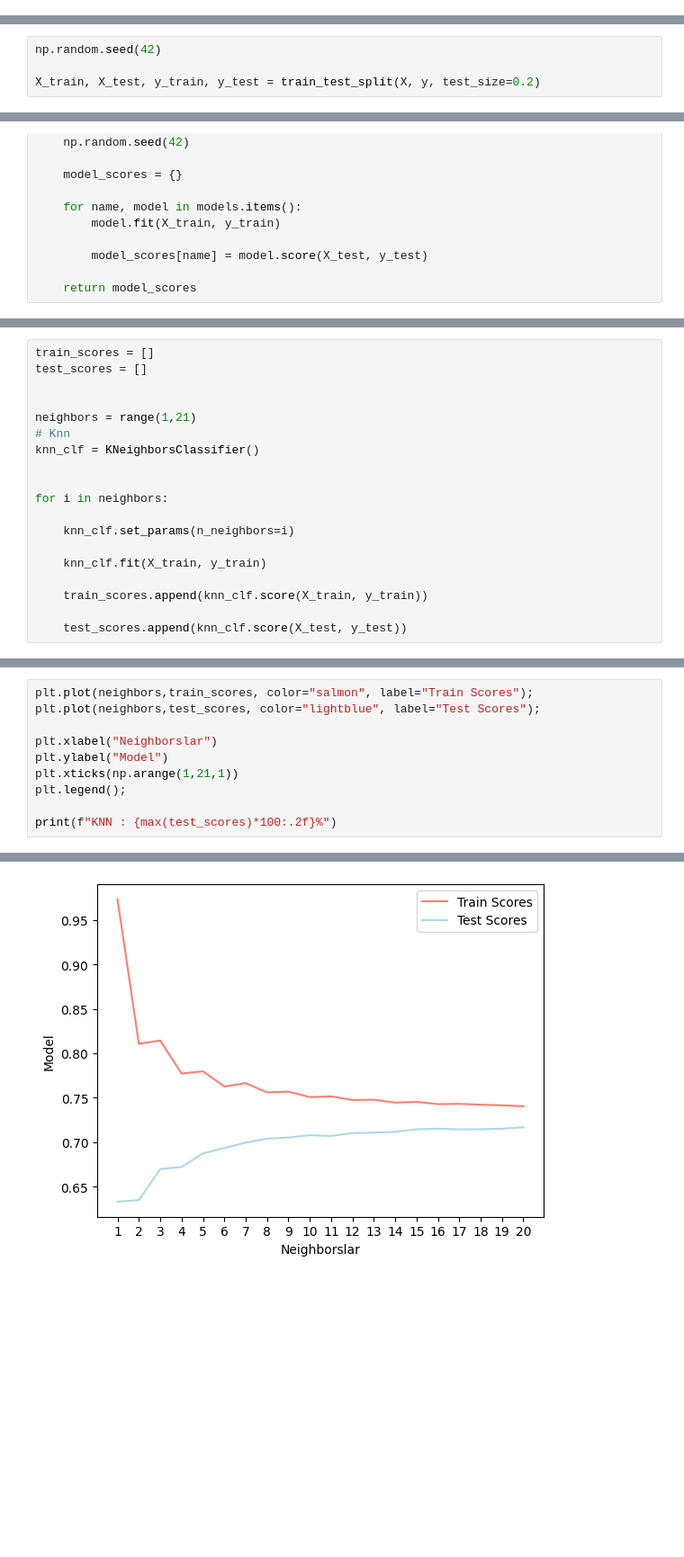
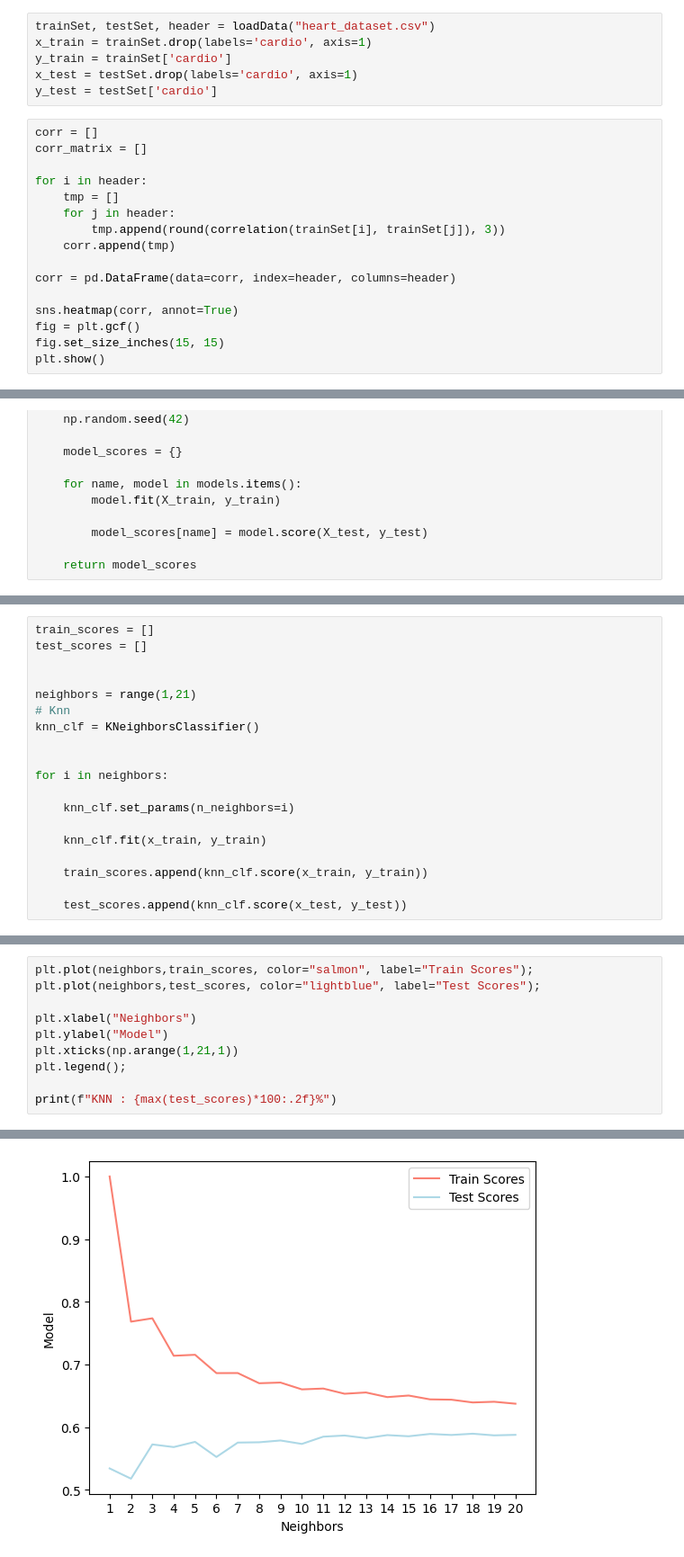
Before and after one commit to Hatrung1011/BTL_IoT, a Jupyter notebook: k-nearset.ipynb, the cells around one changed output, grey strips where cells are left out. Shown at 90% size. Cells and saved outputs as stored; diff of their text form; blank space fills up the shorter version.

```diff
--- a/k-nearset.ipynb
+++ b/k-nearset.ipynb
@@ -125,0 +175,22 @@ ax = sns.heatmap(corr_matrix, annot=True, linewidths=0.5,  fmt=".2f", cmap="cres
+# %%
+trainSet, testSet, header = loadData("heart_dataset.csv")
+x_train = trainSet.drop(labels='cardio', axis=1)
+y_train = trainSet['cardio']
+x_test = testSet.drop(labels='cardio', axis=1)
+y_test = testSet['cardio']
+# %%
+corr = []
+corr_matrix = []
+
+for i in header:
+    tmp = []
+    for j in header:
+        tmp.append(round(correlation(trainSet[i], trainSet[j]), 3))
+    corr.append(tmp)
+
+corr = pd.DataFrame(data=corr, index=header, columns=header)
+
+sns.heatmap(corr, annot=True)
+fig = plt.gcf()
+fig.set_size_inches(15, 15)
+plt.show()
@@ -146,7 +219,3 @@ y = data["cardio"]
 len(X), len(y)
 # %% [output]
 (70000, 70000)
-# %%
-np.random.seed(42)
-
-X_train, X_test, y_train, y_test = train_test_split(X, y, test_size=0.2)
@@ -201,8 +265,8 @@ for i in neighbors:
 
     knn_clf.set_params(n_neighbors=i)
 
-    knn_clf.fit(X_train, y_train)
+    knn_clf.fit(x_train, y_train)
 
-    train_scores.append(knn_clf.score(X_train, y_train))
+    train_scores.append(knn_clf.score(x_train, y_train))
 
-    test_scores.append(knn_clf.score(X_test, y_test))
+    test_scores.append(knn_clf.score(x_test, y_test))
@@ -256,7 +274,7 @@ test_scores
 plt.plot(neighbors,train_scores, color="salmon", label="Train Scores");
 plt.plot(neighbors,test_scores, color="lightblue", label="Test Scores");
 
-plt.xlabel("Neighborslar")
+plt.xlabel("Neighbors")
 plt.ylabel("Model")
 plt.xticks(np.arange(1,21,1))
 plt.legend();
@@ -267 +285 @@ KNN : 71.67%
-[figure, old version]
+[figure, new version]
```
Also changed, not shown: parts of 11 cells of this notebook.
